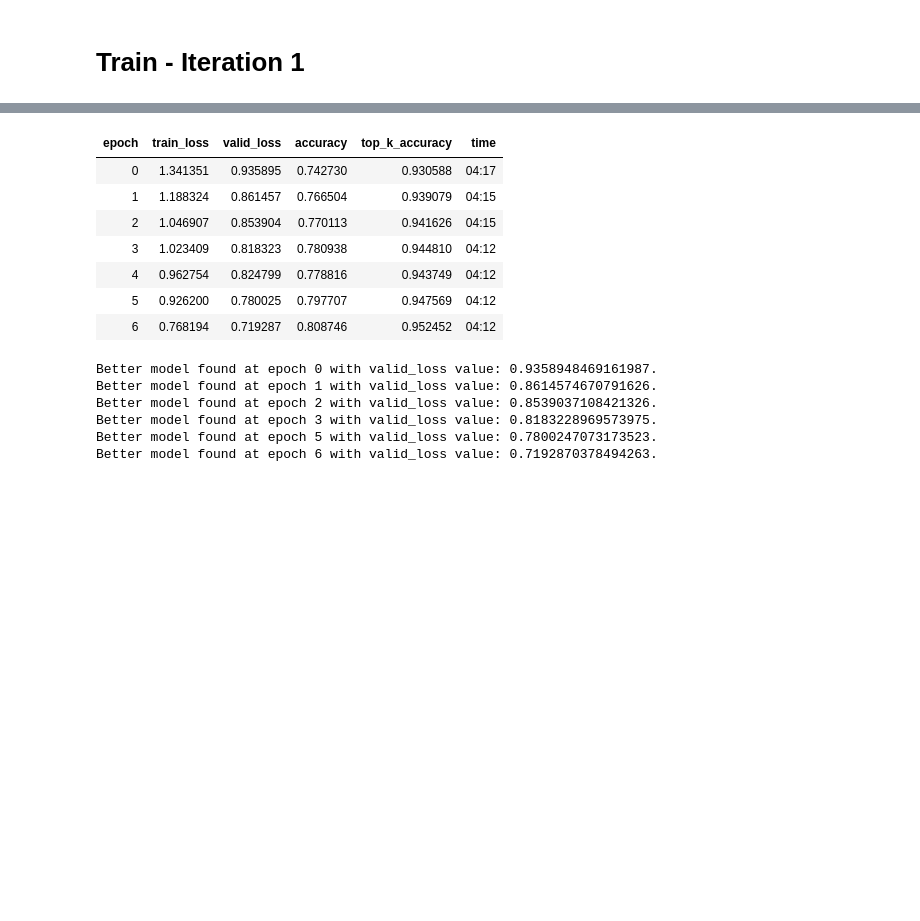
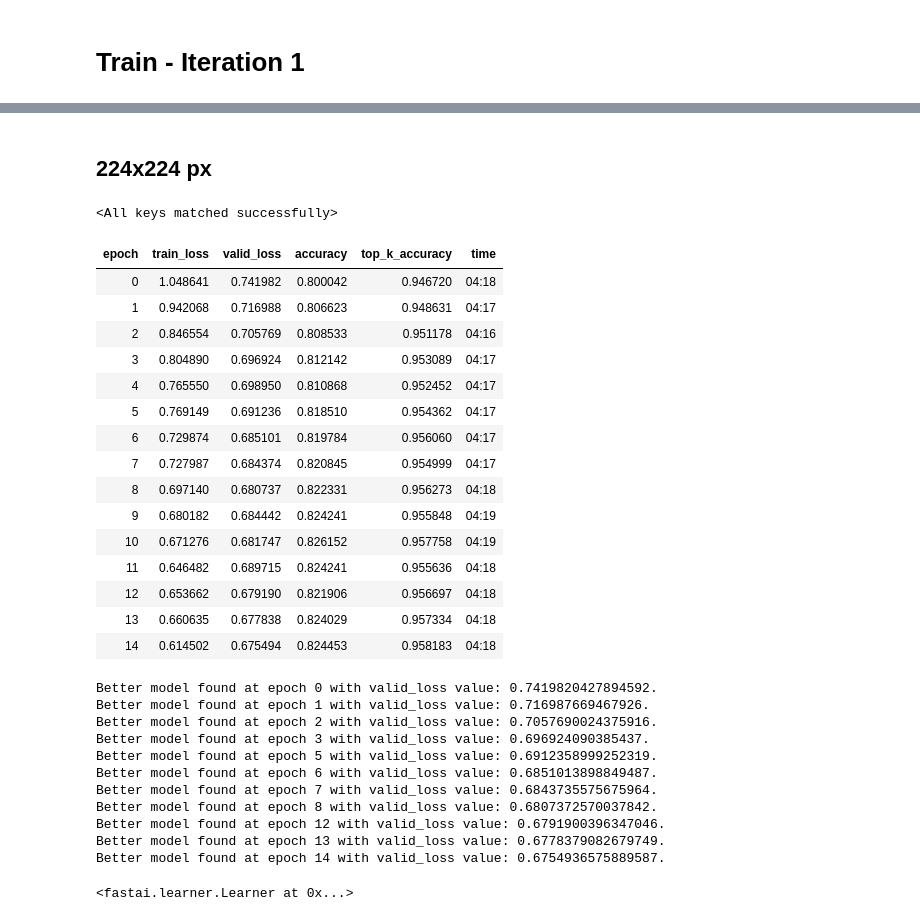
Before and after one commit to Andrei-d6/AAIT-HW2, a Jupyter notebook: Task1.ipynb, the cells around one changed output, grey strips where cells are left out. Saved outputs shown, nothing was run; the diff lists cells and outputs as text; code cells hidden in the pictures; blank space fills up the shorter version.

```diff
--- a/Task1.ipynb
+++ b/Task1.ipynb
@@ -103,22 +280,46 @@ save_preds(learn, config, iteration=1)
+# %% [markdown]
+## 224x224 px
 # %%
 config  = load_configuration('configs/config_task1_224.yml')
 learn = get_learner_task1(config, iteration=2)
+# %%
+state_dict = torch.load(f"{learn.model_dir}/task1_resnet50_128_iter2_unfrozen_dict.pth")
+learn.model.load_state_dict(state_dict)
+# %% [output]
+<All keys matched successfully>
 # %%
-do_fit(learn, 'task1_resnet50_iteration2', epochs=7, lr=1e-3, pct_start=0.75)
+do_fit(learn, 'task1_resnet50_224_iter2', epochs=15, lr=3e-4, pct_start=0.75)
 # %% [output]
 | epoch | train_loss | valid_loss | accuracy | top_k_accuracy | time |
-| 0 | 1.341351 | 0.935895 | 0.742730 | 0.930588 | 04:17 |
-| 1 | 1.188324 | 0.861457 | 0.766504 | 0.939079 | 04:15 |
-| 2 | 1.046907 | 0.853904 | 0.770113 | 0.941626 | 04:15 |
-| 3 | 1.023409 | 0.818323 | 0.780938 | 0.944810 | 04:12 |
-| 4 | 0.962754 | 0.824799 | 0.778816 | 0.943749 | 04:12 |
-| 5 | 0.926200 | 0.780025 | 0.797707 | 0.947569 | 04:12 |
-| 6 | 0.768194 | 0.719287 | 0.808746 | 0.952452 | 04:12 |
+| 0 | 1.048641 | 0.741982 | 0.800042 | 0.946720 | 04:18 |
+| 1 | 0.942068 | 0.716988 | 0.806623 | 0.948631 | 04:17 |
+| 2 | 0.846554 | 0.705769 | 0.808533 | 0.951178 | 04:16 |
+| 3 | 0.804890 | 0.696924 | 0.812142 | 0.953089 | 04:17 |
+| 4 | 0.765550 | 0.698950 | 0.810868 | 0.952452 | 04:17 |
+| 5 | 0.769149 | 0.691236 | 0.818510 | 0.954362 | 04:17 |
+| 6 | 0.729874 | 0.685101 | 0.819784 | 0.956060 | 04:17 |
+| 7 | 0.727987 | 0.684374 | 0.820845 | 0.954999 | 04:17 |
+| 8 | 0.697140 | 0.680737 | 0.822331 | 0.956273 | 04:18 |
+| 9 | 0.680182 | 0.684442 | 0.824241 | 0.955848 | 04:19 |
+| 10 | 0.671276 | 0.681747 | 0.826152 | 0.957758 | 04:19 |
+| 11 | 0.646482 | 0.689715 | 0.824241 | 0.955636 | 04:18 |
+| 12 | 0.653662 | 0.679190 | 0.821906 | 0.956697 | 04:18 |
+| 13 | 0.660635 | 0.677838 | 0.824029 | 0.957334 | 04:18 |
+| 14 | 0.614502 | 0.675494 | 0.824453 | 0.958183 | 04:18 |
-Better model found at epoch 0 with valid_loss value: 0.9358948469161987.
-Better model found at epoch 1 with valid_loss value: 0.8614574670791626.
-Better model found at epoch 2 with valid_loss value: 0.8539037108421326.
-Better model found at epoch 3 with valid_loss value: 0.8183228969573975.
-Better model found at epoch 5 with valid_loss value: 0.7800247073173523.
-Better model found at epoch 6 with valid_loss value: 0.7192870378494263.
+Better model found at epoch 0 with valid_loss value: 0.7419820427894592.
+Better model found at epoch 1 with valid_loss value: 0.716987669467926.
+Better model found at epoch 2 with valid_loss value: 0.7057690024375916.
+Better model found at epoch 3 with valid_loss value: 0.696924090385437.
+Better model found at epoch 5 with valid_loss value: 0.6912358999252319.
+Better model found at epoch 6 with valid_loss value: 0.6851013898849487.
+Better model found at epoch 7 with valid_loss value: 0.6843735575675964.
+Better model found at epoch 8 with valid_loss value: 0.6807372570037842.
+Better model found at epoch 12 with valid_loss value: 0.6791900396347046.
+Better model found at epoch 13 with valid_loss value: 0.6778379082679749.
+Better model found at epoch 14 with valid_loss value: 0.6754936575889587.
+# %%
+learn.load('task1_resnet50_224_iter2')
+# %% [output]
+<fastai.learner.Learner at 0x...>
 # %%
 learn.unfreeze()
```
Also changed, not shown: parts of 67 cells of this notebook, 26 other files.
